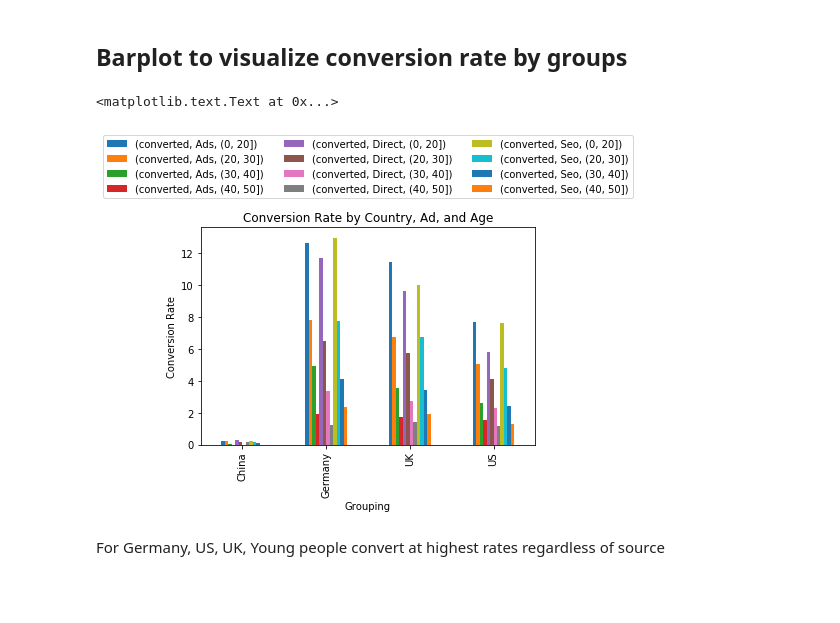
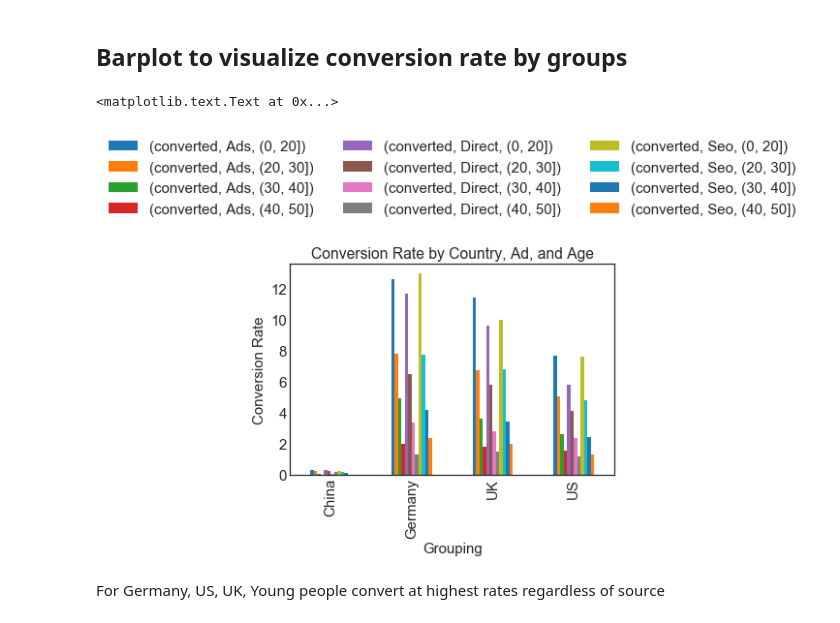
Before and after one commit to mrbailey450/Conversion_Data, a Jupyter notebook: Matt_Bailey_ConversionRate.ipynb, the cells around one changed output. Drawn from its saved outputs; the diff is of its cells as text; code cells hidden in the pictures; blank space fills up the shorter version.

```diff
--- a/Matt_Bailey_ConversionRate.ipynb
+++ b/Matt_Bailey_ConversionRate.ipynb
@@ -28,0 +116,9 @@ y = df.converted
+# %%
+# Plotting a histogram to see distribution of ages in dataset
+sns.set_style("white")
+plt.hist(df['age'], 30, facecolor='lightgreen', edgecolor='black')
+plt.xlabel('Age (years)')
+plt.ylabel('# of observations')
+plt.title('Distribution of Ages')
+plt.xlim(15,80)
+plt.rcParams.update({'font.size': 18})
@@ -28,0 +129,8 @@ y = df.converted
+# %%
+# Plotting a histogram to see distribution of total_pages_visited in dataset
+sns.set_style("white")
+plt.hist(df['total_pages_visited'], 30, facecolor='lightblue', edgecolor='black')
+plt.xlabel('Age (years)')
+plt.ylabel('# of observations')
+plt.title('Distribution of Ages')
+plt.rcParams.update({'font.size': 18})
@@ -100,0 +217,9 @@ plt.title('Distribution of Ages')
+# %%
+# barplot of conversion rates for country x source
+converted_rate.plot(kind='bar')
+plt.legend(loc='upper center', bbox_to_anchor=(0.5, 1.45),
+          ncol=3, fancybox=True)
+plt.ylabel('Conversion Rate')
+plt.xlabel('Grouping')
+plt.title('Conversion Rate by Country and Ad Source')
+plt.rcParams.update({'font.size': 15})
@@ -138,14 +334,15 @@ converted_rate_age
 ## Barplot to visualize conversion rate by groups
 # %%
 converted_rate_age.plot(kind='bar')
-plt.legend(loc='upper center', bbox_to_anchor=(0.5, 1.45),
+plt.legend(loc='upper center', bbox_to_anchor=(0.5, 1.65),
           ncol=3, fancybox=True)
+plt.rcParams.update({'font.size': 13})
 plt.ylabel('Conversion Rate')
 plt.xlabel('Grouping')
 plt.title('Conversion Rate by Country, Ad, and Age')
 # %% [output]
 <matplotlib.text.Text at 0x...>
-[figure, old version]
+[figure, new version]
 # %% [markdown]
 For Germany, US, UK, Young people convert at highest rates regardless of source
 # %% [markdown]
```
Also changed, not shown: parts of 85 cells of this notebook.
